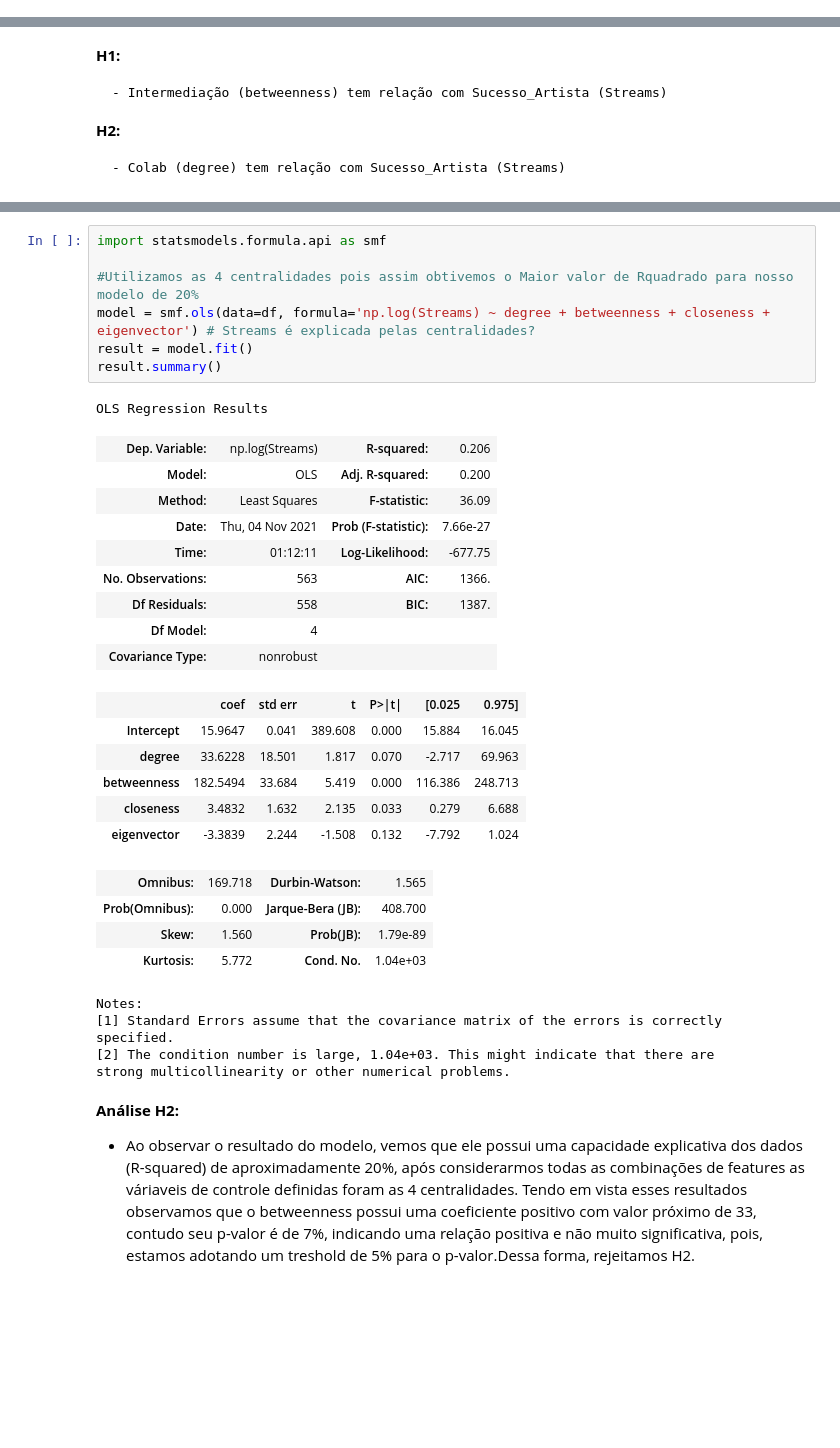
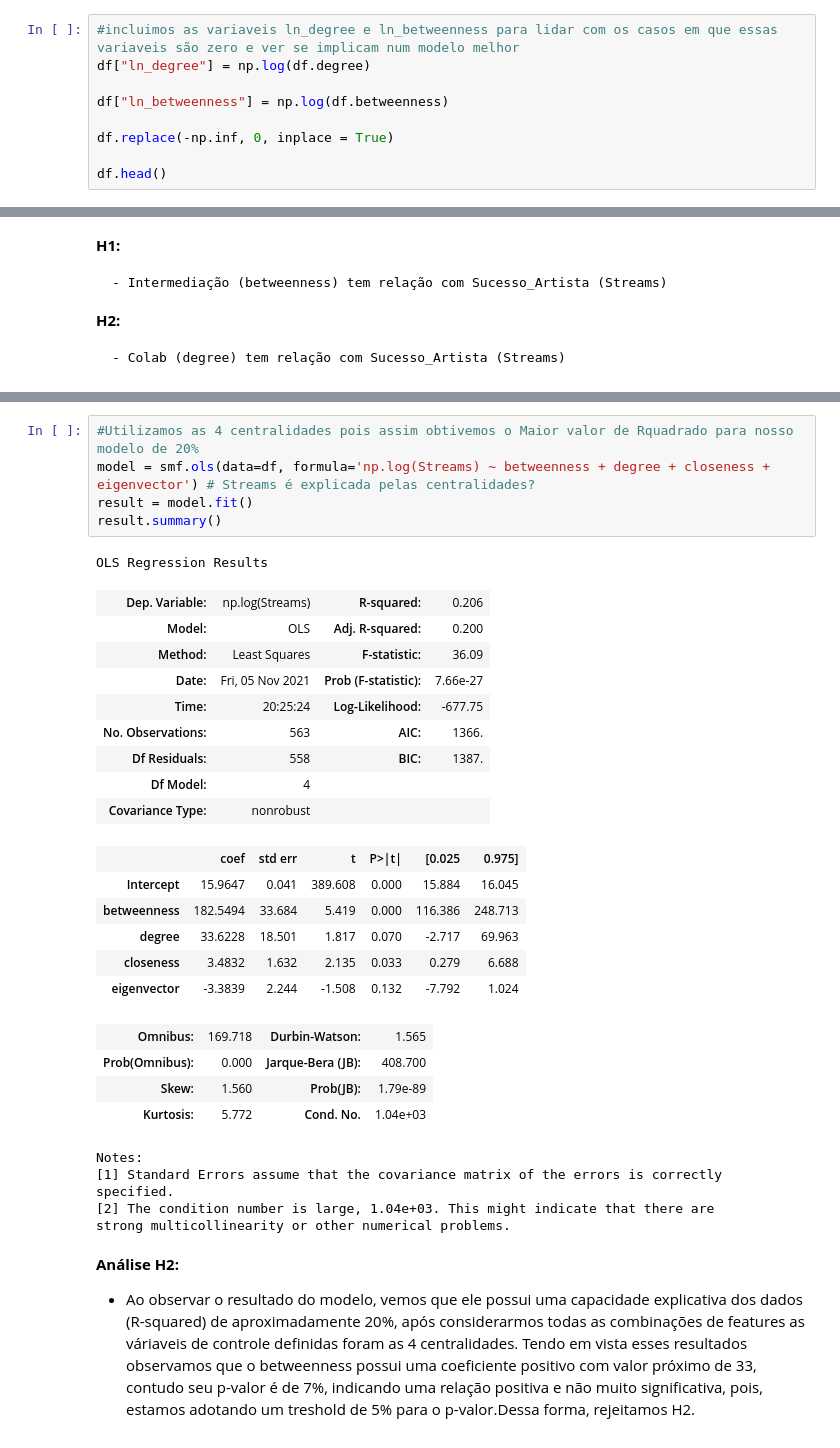
Before and after one commit to hashiprobr-classroom/parte-tecnica-do-projeto-wisteria1, a Jupyter notebook: notebooks/Spotify Top 200.ipynb, the cells around one changed output, grey strips where cells are left out. Cells and saved outputs as stored; diff of their text form; blank space fills up the shorter version.

```diff
--- a/notebooks/Spotify Top 200.ipynb
+++ b/notebooks/Spotify Top 200.ipynb
@@ -222,2 +210,11 @@ df.describe()
 # %%
 # df= df[df['betweenness'] != 0]
+# %%
+#incluimos as variaveis ln_degree e ln_betweenness para lidar com os casos em que essas variaveis são zero e ver se implicam num modelo melhor
+df["ln_degree"] = np.log(df.degree)
+
+df["ln_betweenness"] = np.log(df.betweenness)
+
+df.replace(-np.inf, 0, inplace = True)
+
+df.head()
@@ -254,25 +326,23 @@ plt.show()
 # %%
-import statsmodels.formula.api as smf
-
 #Utilizamos as 4 centralidades pois assim obtivemos o Maior valor de Rquadrado para nosso modelo de 20%
-model = smf.ols(data=df, formula='np.log(Streams) ~ degree + betweenness + closeness + eigenvector') # Streams é explicada pelas centralidades?
+model = smf.ols(data=df, formula='np.log(Streams) ~ betweenness + degree + closeness + eigenvector') # Streams é explicada pelas centralidades?
 result = model.fit()
 result.summary()
 # %% [output]
 OLS Regression Results
 | Dep. Variable: | np.log(Streams) | R-squared: | 0.206 |
 | Model: | OLS | Adj. R-squared: | 0.200 |
 | Method: | Least Squares | F-statistic: | 36.09 |
-| Date: | Thu, 04 Nov 2021 | Prob (F-statistic): | 7.66e-27 |
-| Time: | 01:12:11 | Log-Likelihood: | -677.75 |
+| Date: | Fri, 05 Nov 2021 | Prob (F-statistic): | 7.66e-27 |
+| Time: | 20:25:24 | Log-Likelihood: | -677.75 |
 | No. Observations: | 563 | AIC: | 1366. |
 | Df Residuals: | 558 | BIC: | 1387. |
 | Df Model: | 4 |  |  |
 | Covariance Type: | nonrobust |  |  |
 |  | coef | std err | t | P>|t| | [0.025 | 0.975] |
 | Intercept | 15.9647 | 0.041 | 389.608 | 0.000 | 15.884 | 16.045 |
+| betweenness | 182.5494 | 33.684 | 5.419 | 0.000 | 116.386 | 248.713 |
 | degree | 33.6228 | 18.501 | 1.817 | 0.070 | -2.717 | 69.963 |
-| betweenness | 182.5494 | 33.684 | 5.419 | 0.000 | 116.386 | 248.713 |
 | closeness | 3.4832 | 1.632 | 2.135 | 0.033 | 0.279 | 6.688 |
 | eigenvector | -3.3839 | 2.244 | -1.508 | 0.132 | -7.792 | 1.024 |
 | Omnibus: | 169.718 | Durbin-Watson: | 1.565 |
```
Also changed, not shown: parts of 14 cells of this notebook, 2 other files.
